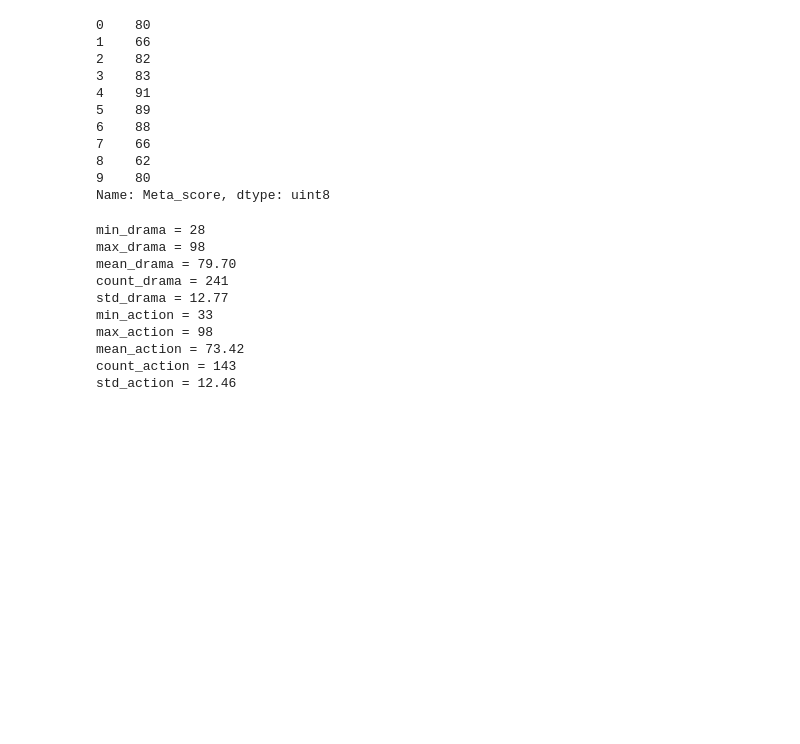
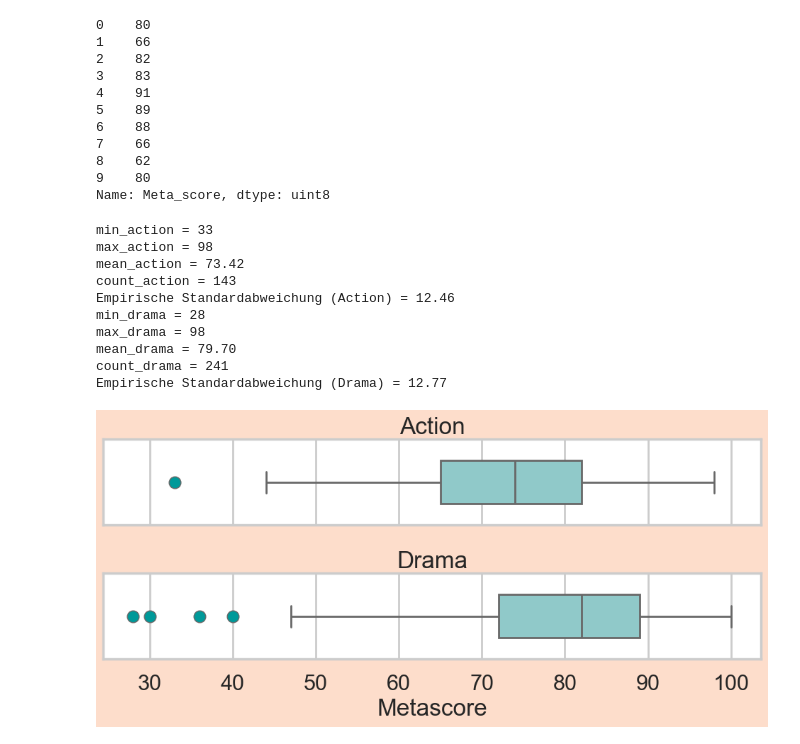
Before and after one commit to mib1213/ScientificPoster, a Jupyter notebook: movies.ipynb, the cells around one changed output. Cells and saved outputs as stored; diff of their text form; code cells hidden in the pictures; blank space fills up the shorter version.

```diff
--- a/movies.ipynb
+++ b/movies.ipynb
@@ -135,30 +131,57 @@ df_filtered_drama[:10]
 9    80
 Name: Meta_score, dtype: uint8
 # %%
+min_action = df_filtered_action.min().item()
+max_action = df_filtered_action.max().item()
+mean_action = df_filtered_action.mean().item()
+count_action = df_filtered_action.count().item()
+std_action_emp = (df_filtered_action.std() * (count_action / (count_action - 1))**0.5).item()
 min_drama = df_filtered_drama.min().item()
 max_drama = df_filtered_action.max().item()
 mean_drama = df_filtered_drama.mean().item()
 count_drama = df_filtered_drama.count().item()
-std_drama = (df_filtered_drama.std() * (count_drama / (count_drama - 1))**0.5).item()
-min_action = df_filtered_action.min().item()
-max_action = df_filtered_action.max().item()
-mean_action = df_filtered_action.mean().item()
-count_action = df_filtered_action.count().item()
-std_action = (df_filtered_action.std() * (count_action / (count_action - 1))**0.5).item()
+std_drama_emp = (df_filtered_drama.std() * (count_drama / (count_drama - 1))**0.5).item()
 
-print(f"{min_drama = }\n{max_drama = }\n{mean_drama = :.2f}\n{count_drama = }\n{std_drama = :.2f}")
-print(f"{min_action = }\n{max_action = }\n{mean_action = :.2f}\n{count_action = }\n{std_action = :.2f}")
+print(f"{min_action = }\n{max_action = }\n{mean_action = :.2f}\n{count_action = }")
+print(f"Empirische Standardabweichung (Action) = {std_action_emp:.2f}")
+print(f"{min_drama = }\n{max_drama = }\n{mean_drama = :.2f}\n{count_drama = }")
+print(f"Empirische Standardabweichung (Drama) = {std_drama_emp:.2f}")
 # %% [output]
+min_action = 33
+max_action = 98
+mean_action = 73.42
+count_action = 143
+Empirische Standardabweichung (Action) = 12.46
 min_drama = 28
 max_drama = 98
 mean_drama = 79.70
 count_drama = 241
-std_drama = 12.77
-min_action = 33
-max_action = 98
-mean_action = 73.42
-count_action = 143
-std_action = 12.46
+Empirische Standardabweichung (Drama) = 12.77
+# %%
+fig, ax = plt.subplots(2, 1, figsize=(10, 5), sharex=True, facecolor=healthy_orange_25)
+
+sns.boxplot(df_filtered_action,
+            ax=ax[0],
+            color=siemens_petrol_50,
+            orient='y',
+            linewidth=2,
+            width=0.5,
+            flierprops={'marker': 'o', 'markerfacecolor': siemens_petrol})
+ax[0].set_title('Action')
+
+sns.boxplot(df_filtered_drama,
+            ax=ax[1],
+            color=siemens_petrol_50,
+            orient='y',
+            linewidth=2,
+            width=0.5,
+            flierprops={'marker': 'o', 'markerfacecolor': siemens_petrol})
+ax[1].set_title('Drama')
+plt.xlabel('Metascore')
+plt.tight_layout()
+plt.show()
+# %% [output]
+[figure, added]
 # %%
 fig, ax = plt.subplots(1, 2, figsize=(16, 8), sharex=True, sharey=True, facecolor=healthy_orange_25)
 
```
Also changed, not shown: parts of 21 cells of this notebook, 2 other files.
